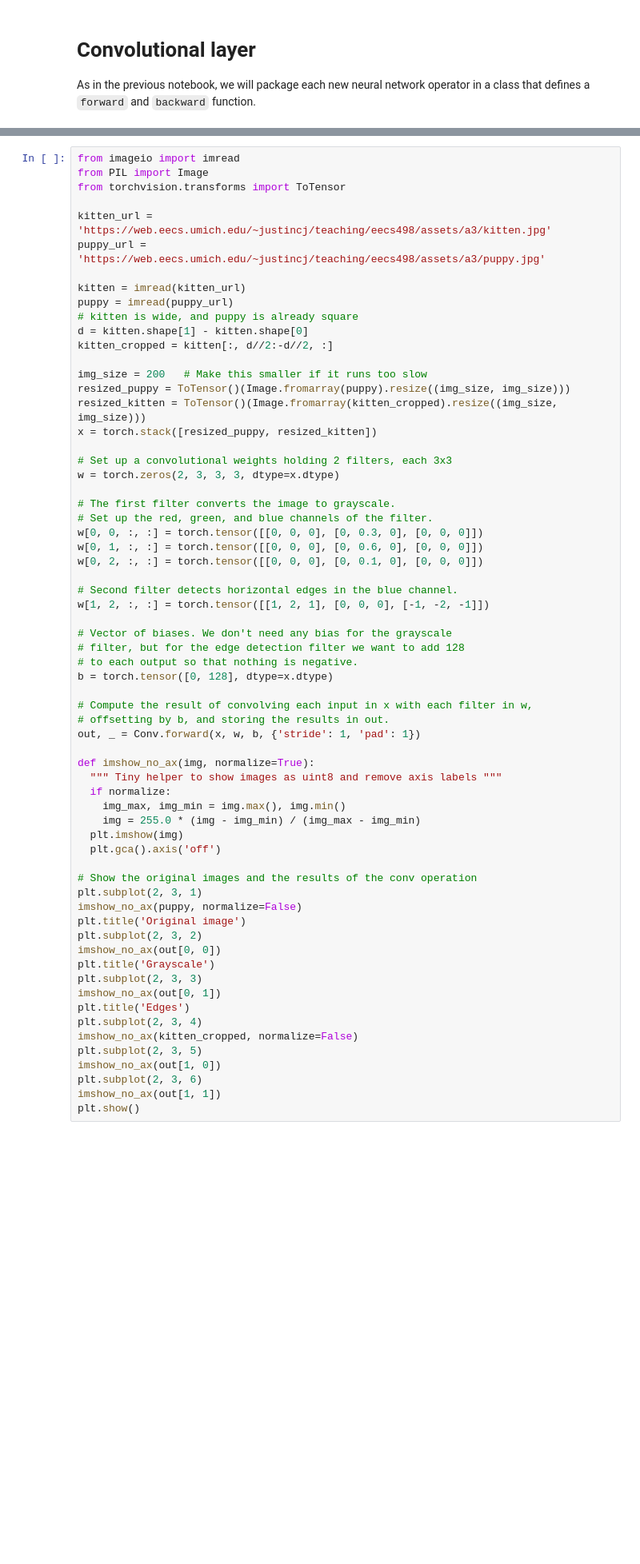
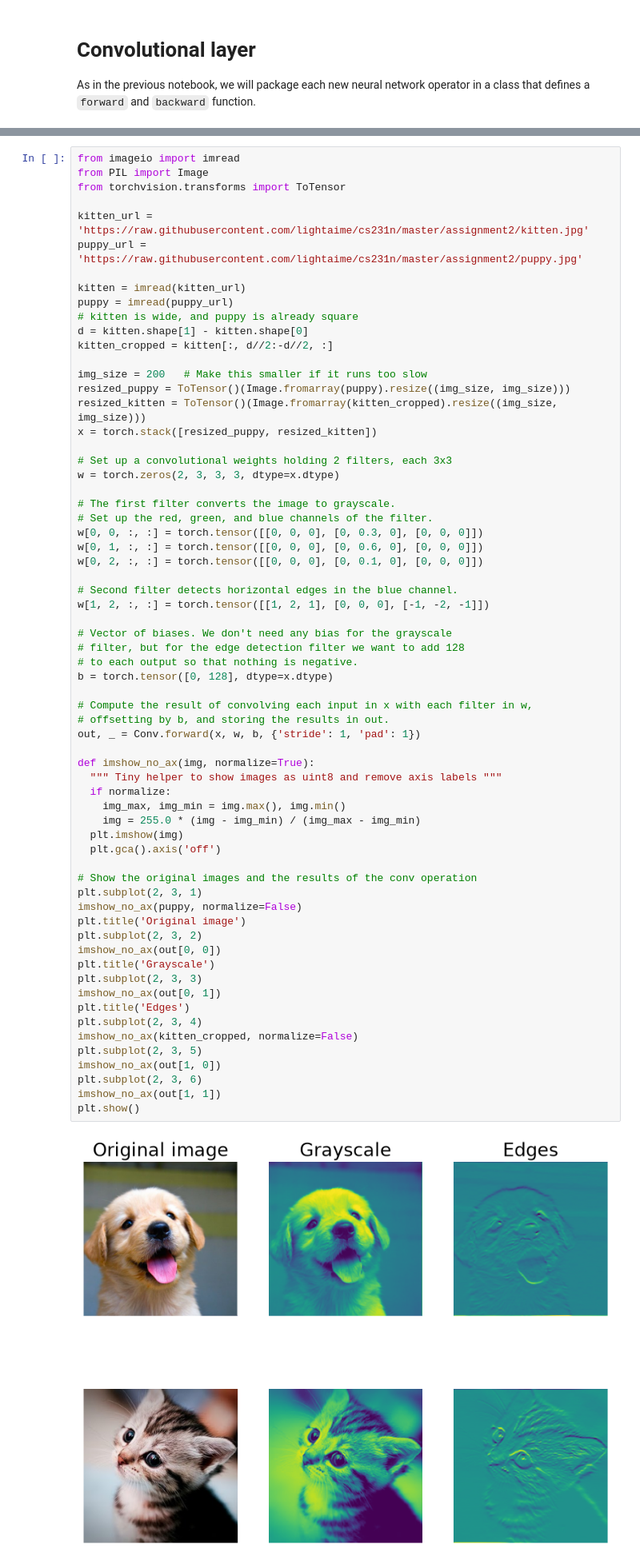
Before and after one commit to St-AnonTokyo/UMich-EECS-498-007, a Jupyter notebook: A3/convolutional_networks.ipynb, the cells around one changed output, grey strips where cells are left out. Shown at 80% size. Drawn from its saved outputs; the diff is of its cells as text; blank space fills up the shorter version.

```diff
--- a/A3/convolutional_networks.ipynb
+++ b/A3/convolutional_networks.ipynb
@@ -165,8 +183,8 @@ from imageio import imread
 from PIL import Image
 from torchvision.transforms import ToTensor
 
-kitten_url = 'https://web.eecs.umich.edu/~justincj/teaching/eecs498/assets/a3/kitten.jpg'
-puppy_url = 'https://web.eecs.umich.edu/~justincj/teaching/eecs498/assets/a3/puppy.jpg'
+kitten_url = 'https://raw.githubusercontent.com/lightaime/cs231n/master/assignment2/kitten.jpg'
+puppy_url = 'https://raw.githubusercontent.com/lightaime/cs231n/master/assignment2/puppy.jpg'
 
 kitten = imread(kitten_url)
 puppy = imread(puppy_url)
@@ -198,33 +216,35 @@ b = torch.tensor([0, 128], dtype=x.dtype)
 
 # Compute the result of convolving each input in x with each filter in w,
 # offsetting by b, and storing the results in out.
 out, _ = Conv.forward(x, w, b, {'stride': 1, 'pad': 1})
 
 def imshow_no_ax(img, normalize=True):
   """ Tiny helper to show images as uint8 and remove axis labels """
   if normalize:
     img_max, img_min = img.max(), img.min()
     img = 255.0 * (img - img_min) / (img_max - img_min)
   plt.imshow(img)
   plt.gca().axis('off')
 
 # Show the original images and the results of the conv operation
 plt.subplot(2, 3, 1)
 imshow_no_ax(puppy, normalize=False)
 plt.title('Original image')
 plt.subplot(2, 3, 2)
 imshow_no_ax(out[0, 0])
 plt.title('Grayscale')
 plt.subplot(2, 3, 3)
 imshow_no_ax(out[0, 1])
 plt.title('Edges')
 plt.subplot(2, 3, 4)
 imshow_no_ax(kitten_cropped, normalize=False)
 plt.subplot(2, 3, 5)
 imshow_no_ax(out[1, 0])
 plt.subplot(2, 3, 6)
 imshow_no_ax(out[1, 1])
 plt.show()
+# %% [output]
+[figure, added]
 # %% [markdown]
 ## Convolutional layer: backward
 Implement the backward pass for the convolution operation in the function `Conv.backward`. Again, you don't need to worry too much about computational efficiency.
```
Also changed, not shown: parts of 24 cells of this notebook, 2 other files.
